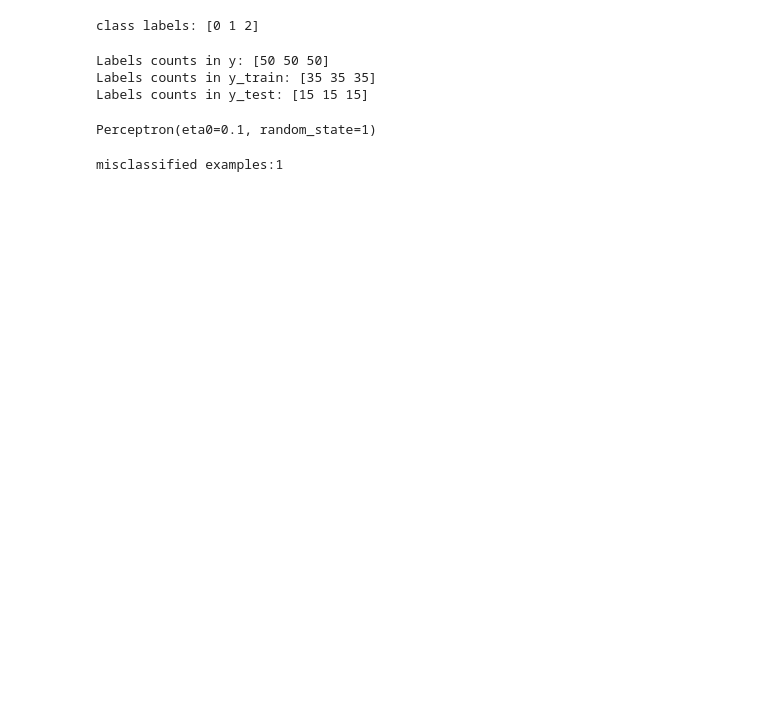
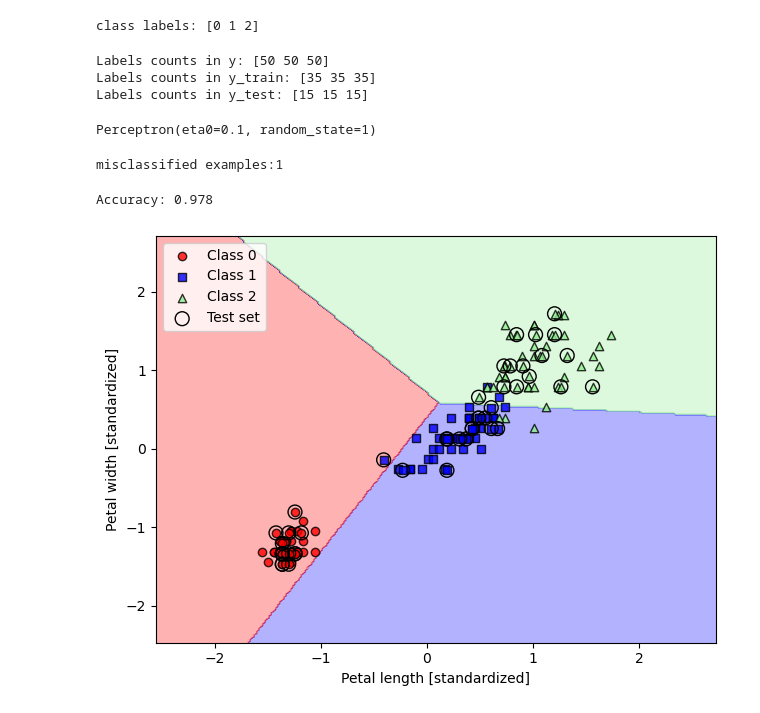
Before and after one commit to yogendra785/ML-with-pytorch-and-scikit-learn, a Jupyter notebook: chapter2_classifiers.ipynb, the cells around one changed output. Cells and saved outputs as stored; diff of their text form; code cells hidden in the pictures; blank space fills up the shorter version.

```diff
--- a/chapter2_classifiers.ipynb
+++ b/chapter2_classifiers.ipynb
@@ -67,0 +49,6 @@ misclassified examples:1
+# %%
+##checking accuracy of model
+from sklearn.metrics import accuracy_score
+print('Accuracy: %.3f' % accuracy_score(y_test, y_pred))
+# %% [output]
+Accuracy: 0.978
@@ -67,0 +96,17 @@ misclassified examples:1
+# %%
+ >>> x_combined_std = np.vstack((x_train_std, x_test_std))
+ >>> y_combined = np.hstack((y_train, y_test))
+ >>> plot_decision_regions(x=x_combined_std,
+ ...
+                       y=y_combined,
+ ...
+ ...
+                       classifier=ppn,
+                       test_idx=range(105, 150))
+ >>> plt.xlabel('Petal length [standardized]')
+ >>> plt.ylabel('Petal width [standardized]')
+ >>> plt.legend(loc='upper left')
+ >>> plt.tight_layout()
+ >>> plt.show()
+# %% [output]
+[figure, added]
```
Also changed, not shown: parts of 9 cells of this notebook.
